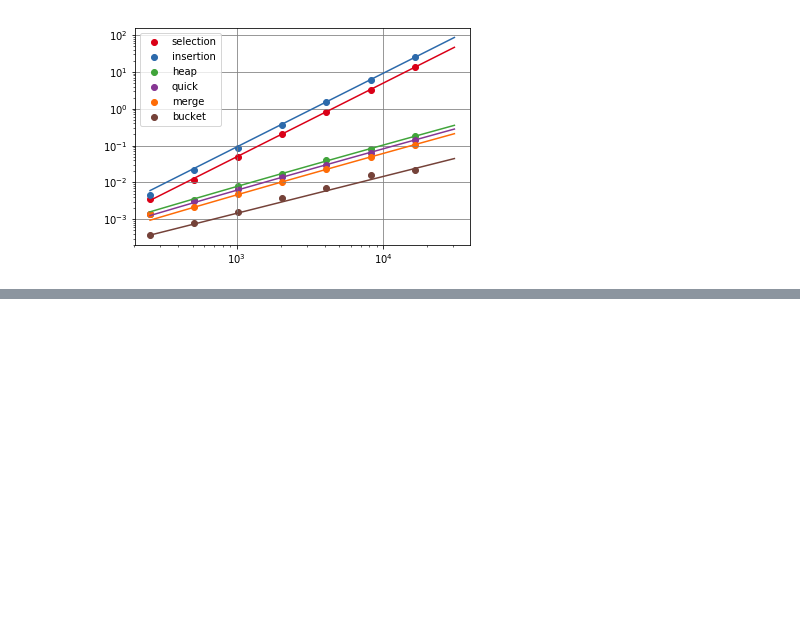
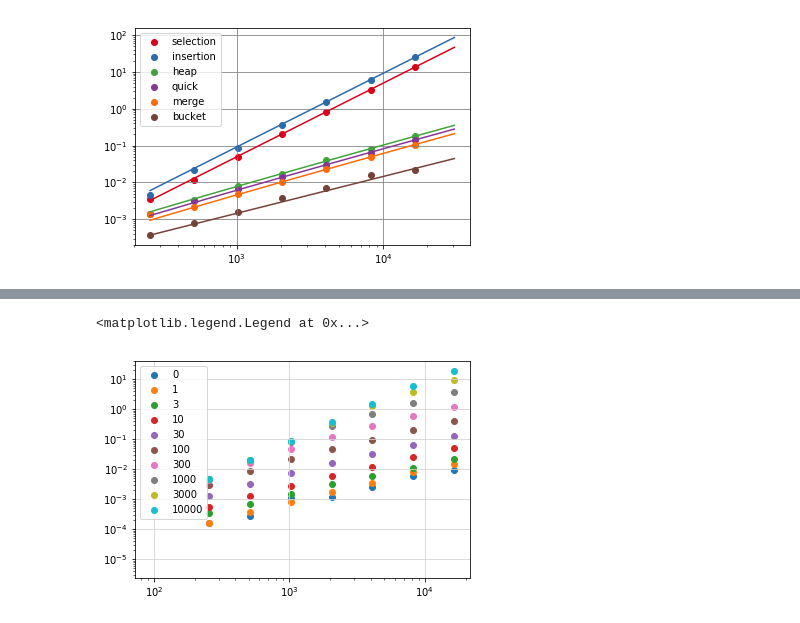
Before and after one commit to maiyama18/algorithm_quick_reference, a Jupyter notebook: ch-4/evaluate_sorts.ipynb, the cells around one changed output, grey strips where cells are left out. Saved outputs shown, nothing was run; the diff lists cells and outputs as text; code cells hidden in the pictures; blank space fills up the shorter version.

```diff
--- a/ch-4/evaluate_sorts.ipynb
+++ b/ch-4/evaluate_sorts.ipynb
@@ -223,12 +291,15 @@ for num_swaps in [0, 1, 3, 10, 30, 100, 300, 1000, 3000, 10000]:
 # %%
 # log plot
-for num_swaps in times_all.keys():
+for num_swaps in times_all_num_swaps.keys():
     plt.scatter(ns, times_all_num_swaps[num_swaps], label=num_swaps)
 plt.xscale('log')
 plt.yscale('log')
 plt.grid(which='major', color='grey', linestyle='-')
 plt.grid(which='major', color='lightgrey', linestyle='-')
 plt.legend()
+# %% [output]
+<matplotlib.legend.Legend at 0x...>
+[figure, added]
 # %%
 def measure_times_for_small(a_sort, n_range=(2, 12, 2), n_loop=1000, max_int=100):
     times = []
```
Also changed, not shown: parts of 12 cells of this notebook, 10 other files.
